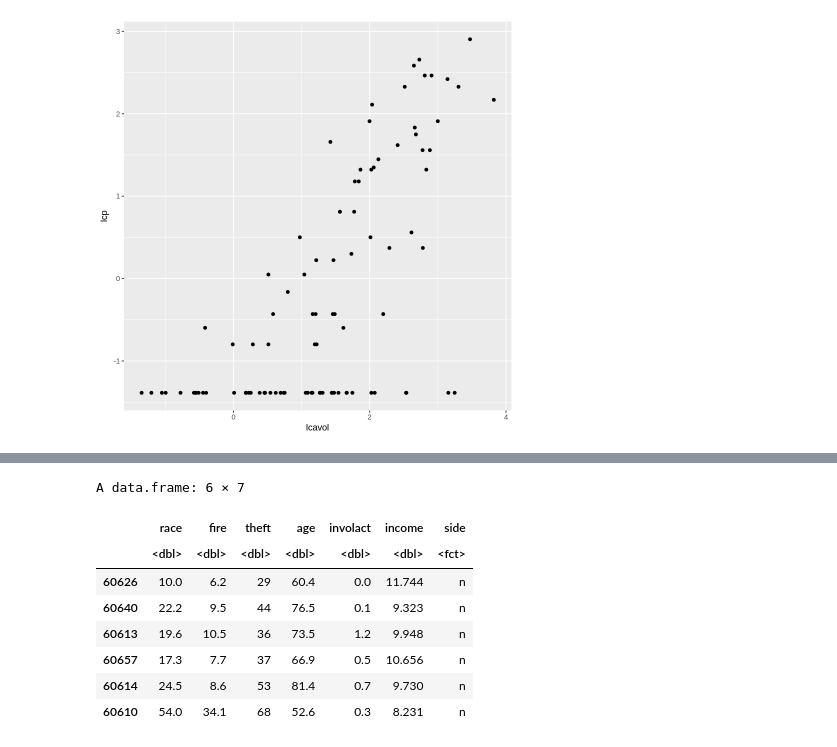
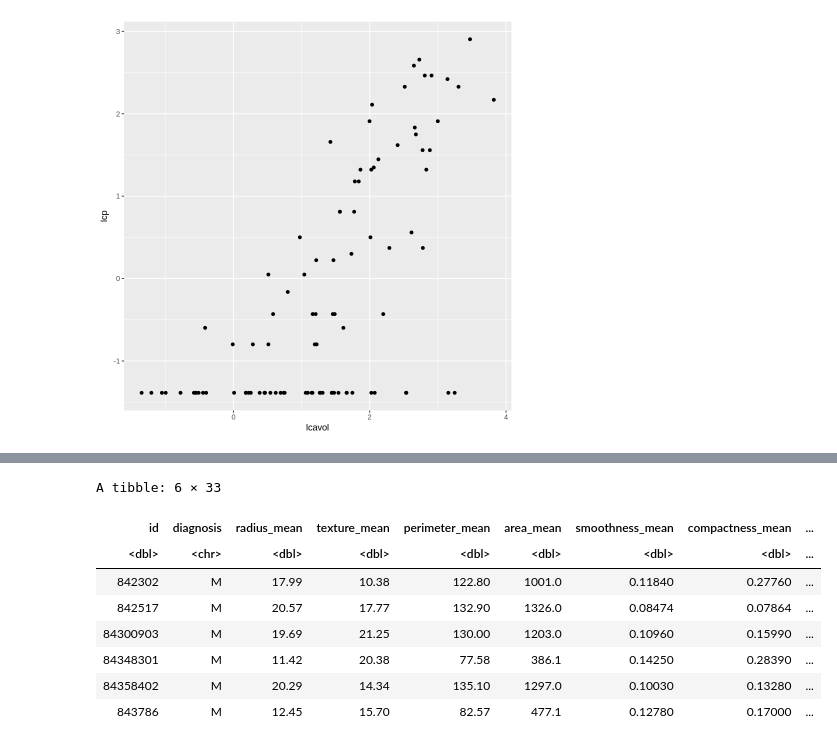
Before and after one commit to lonespear/MA206, a Jupyter notebook: Lesson_14_Two_Means.ipynb, the cells around one changed output, grey strips where cells are left out. Cells and saved outputs as stored; diff of their text form; code cells hidden in the pictures.

```diff
--- a/Lesson_14_Two_Means.ipynb
+++ b/Lesson_14_Two_Means.ipynb
@@ -116,12 +227,12 @@ data(chredlin)
 # %%
-chredlin %>% head
+wbc %>% head
 # %% [output]
-A data.frame: 6 × 7
+A tibble: 6 × 33
-|  | race | fire | theft | age | involact | income | side |
-|  | <dbl> | <dbl> | <dbl> | <dbl> | <dbl> | <dbl> | <fct> |
-| 60626 | 10.0 | 6.2 | 29 | 60.4 | 0.0 | 11.744 | n |
-| 60640 | 22.2 | 9.5 | 44 | 76.5 | 0.1 | 9.323 | n |
-| 60613 | 19.6 | 10.5 | 36 | 73.5 | 1.2 | 9.948 | n |
-| 60657 | 17.3 | 7.7 | 37 | 66.9 | 0.5 | 10.656 | n |
-| 60614 | 24.5 | 8.6 | 53 | 81.4 | 0.7 | 9.730 | n |
-| 60610 | 54.0 | 34.1 | 68 | 52.6 | 0.3 | 8.231 | n |
+| id | diagnosis | radius_mean | texture_mean | perimeter_mean | area_mean | smoothness_mean | compactness_mean | ... |
+| <dbl> | <chr> | <dbl> | <dbl> | <dbl> | <dbl> | <dbl> | <dbl> | ... |
+| 842302 | M | 17.99 | 10.38 | 122.80 | 1001.0 | 0.11840 | 0.27760 | ... |
+| 842517 | M | 20.57 | 17.77 | 132.90 | 1326.0 | 0.08474 | 0.07864 | ... |
+| 84300903 | M | 19.69 | 21.25 | 130.00 | 1203.0 | 0.10960 | 0.15990 | ... |
+| 84348301 | M | 11.42 | 20.38 | 77.58 | 386.1 | 0.14250 | 0.28390 | ... |
+| 84358402 | M | 20.29 | 14.34 | 135.10 | 1297.0 | 0.10030 | 0.13280 | ... |
+| 843786 | M | 12.45 | 15.70 | 82.57 | 477.1 | 0.12780 | 0.17000 | ... |
```
Also changed, not shown: parts of 33 cells of this notebook.
